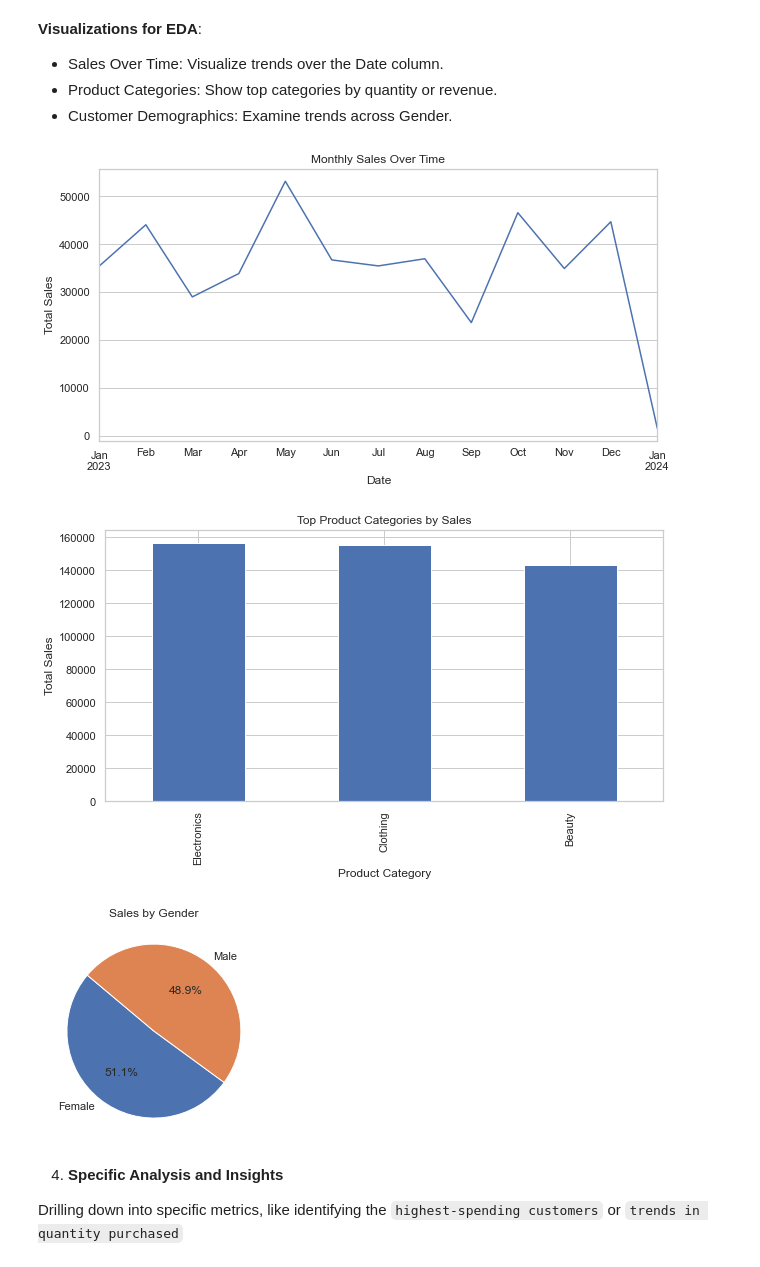
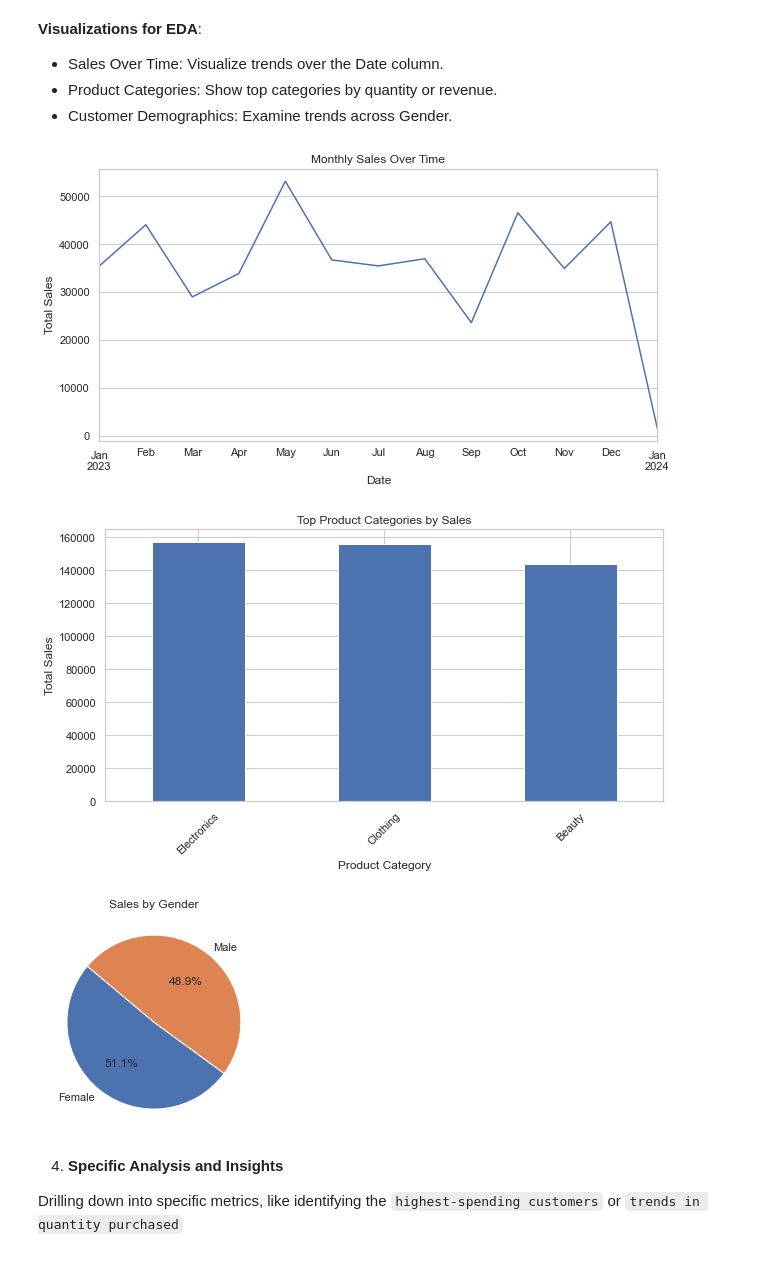
Before and after one commit to mandele1999/retail_sales_analytics, a Jupyter notebook: 03_data_analysis.ipynb, the cells around one changed output. Cells and saved outputs as stored; diff of their text form; code cells hidden in the pictures.

```diff
--- a/03_data_analysis.ipynb
+++ b/03_data_analysis.ipynb
@@ -82,24 +82,25 @@ memory usage: 93.9+ KB
 # %%
 # Sales over time
 df['Date'] = pd.to_datetime(df['Date'])
 df.set_index('Date')['Total Amount'].resample('M').sum().plot(figsize=(10, 5), title="Monthly Sales Over Time")
 plt.ylabel("Total Sales")
 plt.show()
 
 # Top Product Categories by Sales
 category_sales = df.groupby('Product Category')['Total Amount'].sum().sort_values(ascending=False)
 category_sales.plot(kind='bar', figsize=(10, 5), title="Top Product Categories by Sales")
 plt.ylabel("Total Sales")
+plt.xticks(rotation=45)
 plt.show()
 
 # Gender Distribution in Sales
 gender_sales = df.groupby('Gender')['Total Amount'].sum()
 gender_sales.plot(kind='pie', autopct='%1.1f%%', startangle=140, title="Sales by Gender")
 plt.ylabel("")
 plt.show()
 # %% [output]
 [figure]
-[figure, old version]
+[figure, new version]
 [figure]
 # %% [markdown]
 4. **Specific Analysis and Insights**
```
Also changed, not shown: parts of 1 cell of this notebook.
